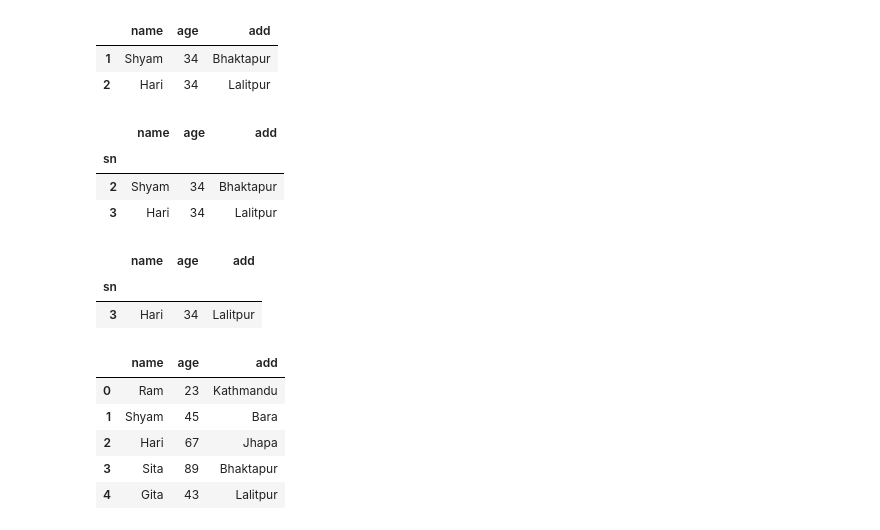
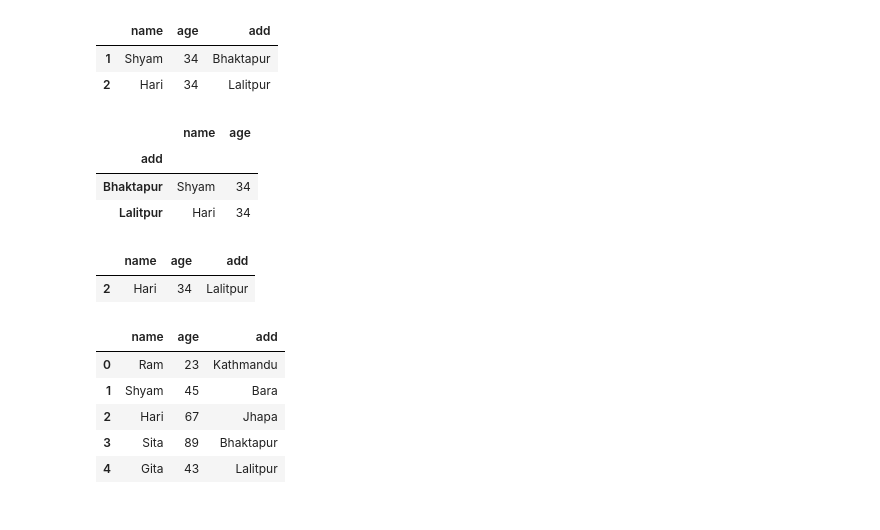
Before and after one commit to davidbhandari1/python1, a Jupyter notebook: Pandas.ipynb, the cells around one changed output. Drawn from its saved outputs; the diff is of its cells as text; code cells hidden in the pictures.

```diff
--- a/Pandas.ipynb
+++ b/Pandas.ipynb
@@ -70,20 +74,19 @@ df.loc[1:3]
 | 1 | Shyam | 34 | Bhaktapur |
 | 2 | Hari | 34 | Lalitpur |
 # %%
-df=pd.read_csv('daves.csv',index_col='sn')
-df[df['age'] ==34]
+df=pd.read_csv('daves.csv',index_col='add')
+df.loc[df['age'] ==34]
 # %% [output]
-|  | name | age | add |
-| sn |  |  |  |
-| 2 | Shyam | 34 | Bhaktapur |
-| 3 | Hari | 34 | Lalitpur |
+|  | name | age |
+| add |  |  |
+| Bhaktapur | Shyam | 34 |
+| Lalitpur | Hari | 34 |
 # %%
-df=pd.read_csv('daves.csv',index_col="sn")
+df=pd.read_csv('daves.csv')
 df[(df['age']==34) &(df['add']=='Lalitpur')]
 # %% [output]
 |  | name | age | add |
-| sn |  |  |  |
-| 3 | Hari | 34 | Lalitpur |
+| 2 | Hari | 34 | Lalitpur |
 # %%
 import pandas as pd
 # list inside dict
```
Also changed, not shown: parts of 24 cells of this notebook, 6 other files.
